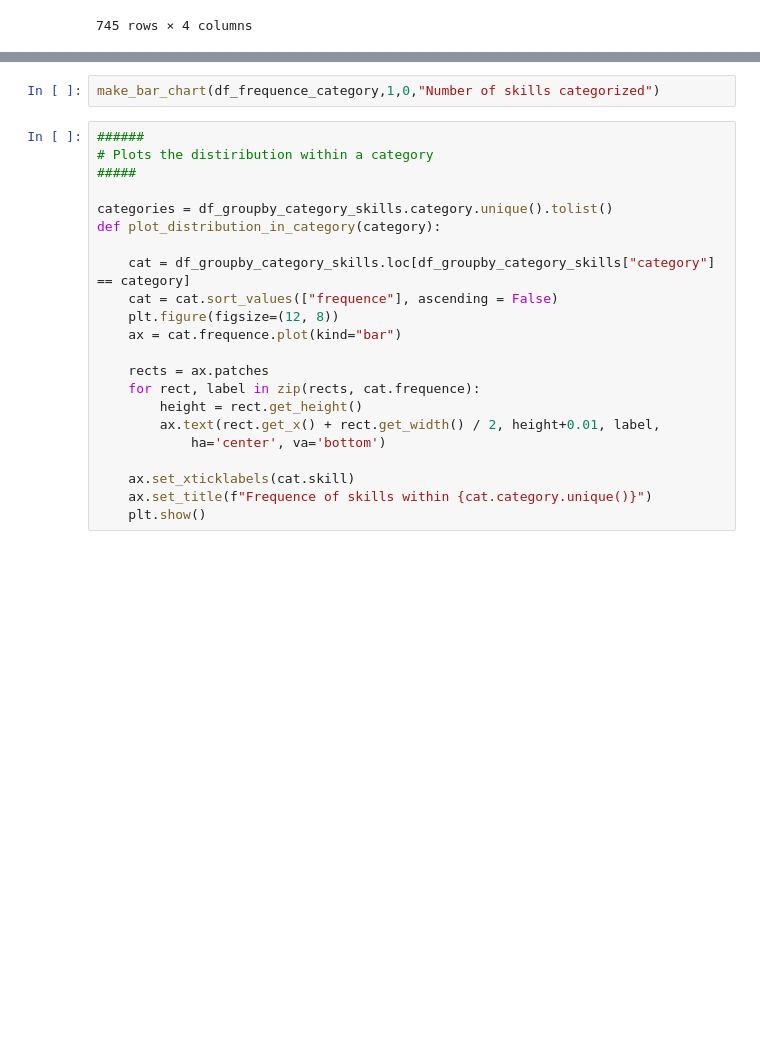
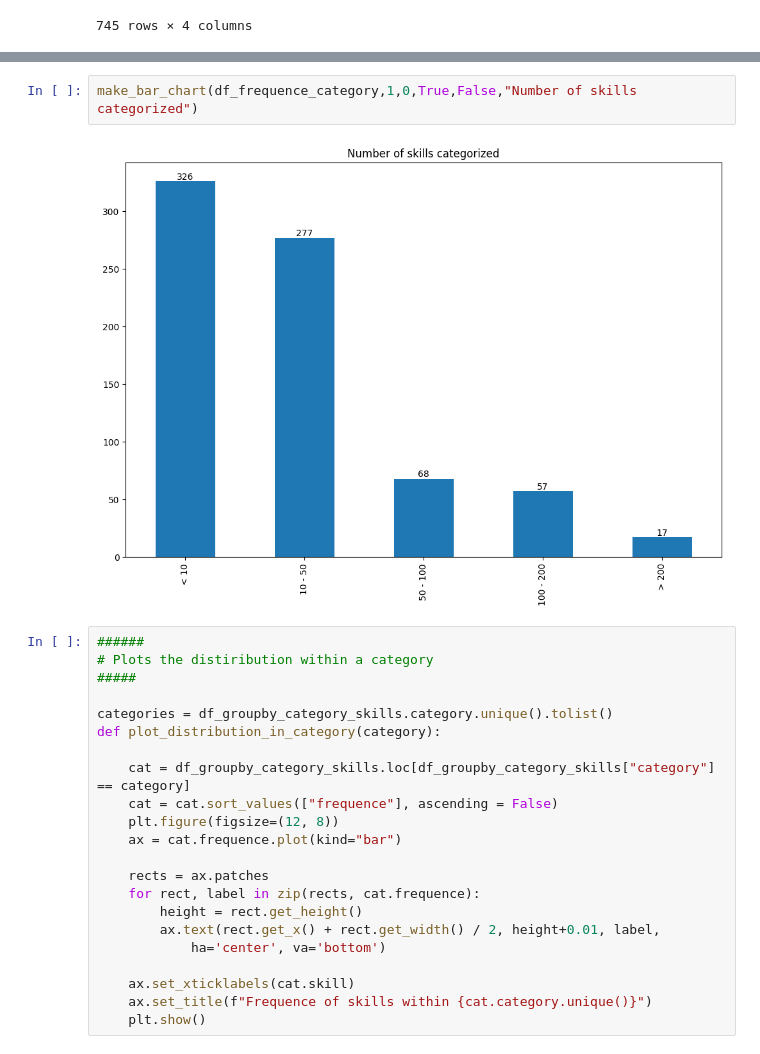
Before and after one commit to maximizer36/DS_AP, a Jupyter notebook: First_Trial.ipynb, the cells around one changed output, grey strips where cells are left out. Drawn from its saved outputs; the diff is of its cells as text; blank space fills up the shorter version.

```diff
--- a/First_Trial.ipynb
+++ b/First_Trial.ipynb
@@ -361,5 +368,7 @@ df_frequence_category
 # %%
-make_bar_chart(df_frequence_category,1,0,"Number of skills categorized")
+make_bar_chart(df_frequence_category,1,0,True,False,"Number of skills categorized")
+# %% [output]
+[figure, added]
 # %%
 ######
 # Plots the distiribution within a category
```
Also changed, not shown: parts of 3 cells of this notebook.
